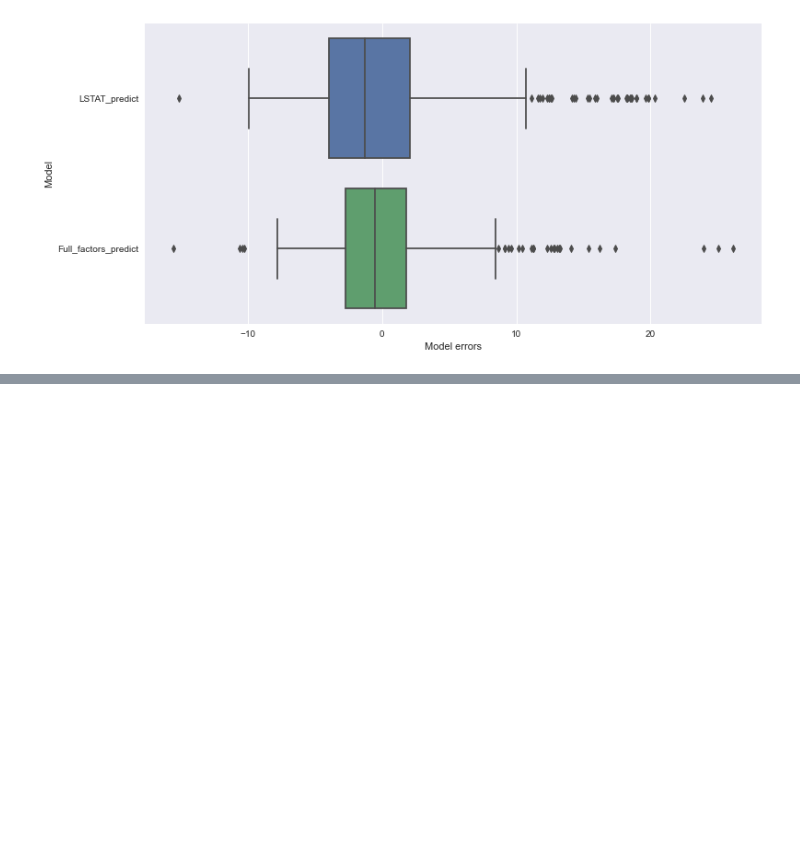
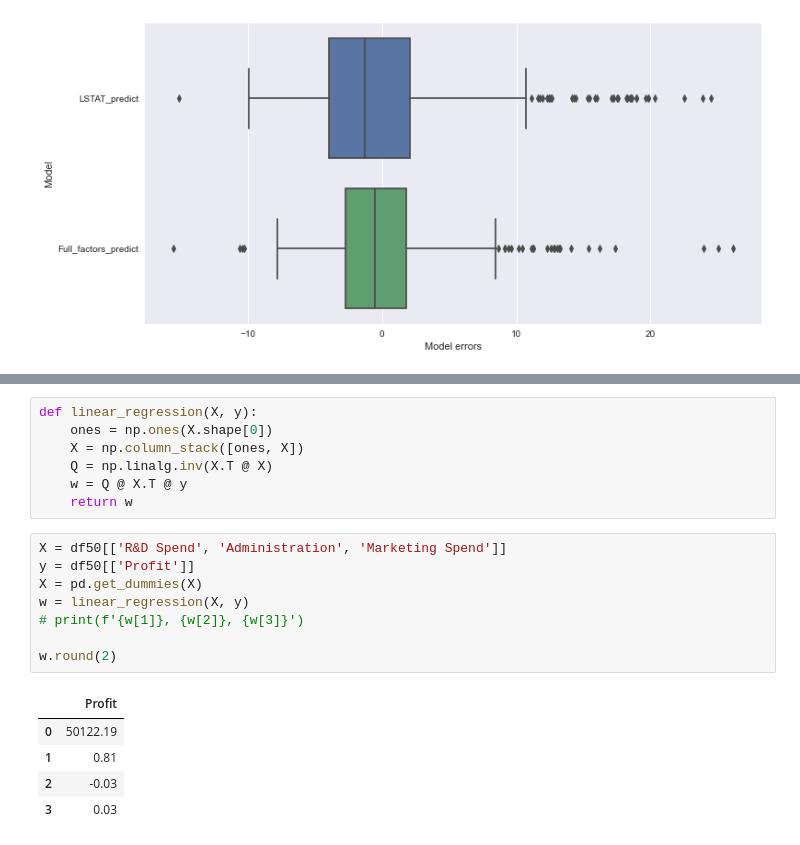
Before and after one commit to demuramax/SF-DS, a Jupyter notebook: ML/ml_linear_regression.ipynb, the cells around one changed output, grey strips where cells are left out. Cells and saved outputs as stored; diff of their text form; blank space fills up the shorter version.

Commit message:
ml regression for 50 startaps

```diff
--- a/ML/ml_linear_regression.ipynb
+++ b/ML/ml_linear_regression.ipynb
@@ -219,0 +258,21 @@ ax.set_ylabel('Model'); #название оси ординат
+# %%
+def linear_regression(X, y):
+    ones = np.ones(X.shape[0])
+    X = np.column_stack([ones, X])
+    Q = np.linalg.inv(X.T @ X)
+    w = Q @ X.T @ y
+    return w
+# %%
+X = df50[['R&D Spend', 'Administration', 'Marketing Spend']]
+y = df50[['Profit']]
+X = pd.get_dummies(X)
+w = linear_regression(X, y)
+# print(f'{w[1]}, {w[2]}, {w[3]}')
+
+w.round(2)
+# %% [output]
+|  | Profit |
+| 0 | 50122.19 |
+| 1 | 0.81 |
+| 2 | -0.03 |
+| 3 | 0.03 |
```
Also changed, not shown: parts of 5 cells of this notebook.
